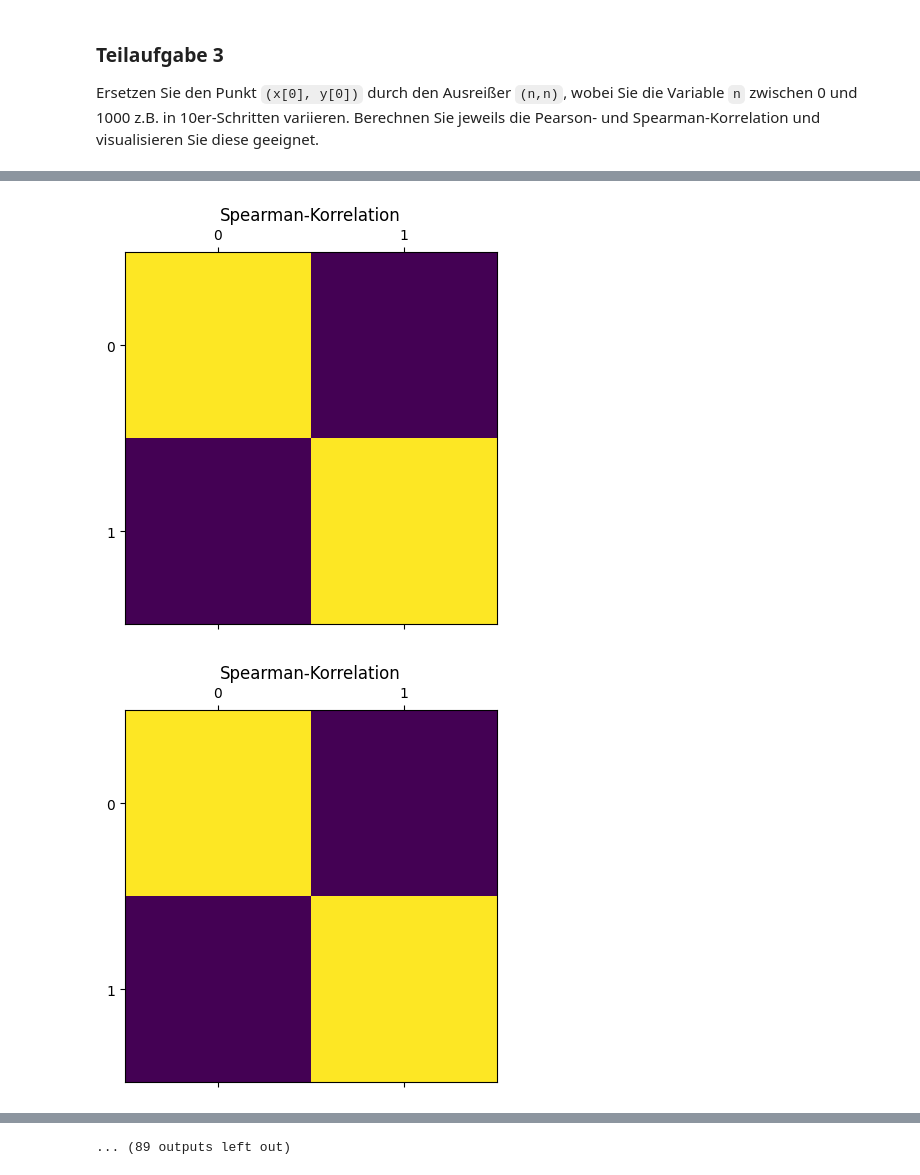
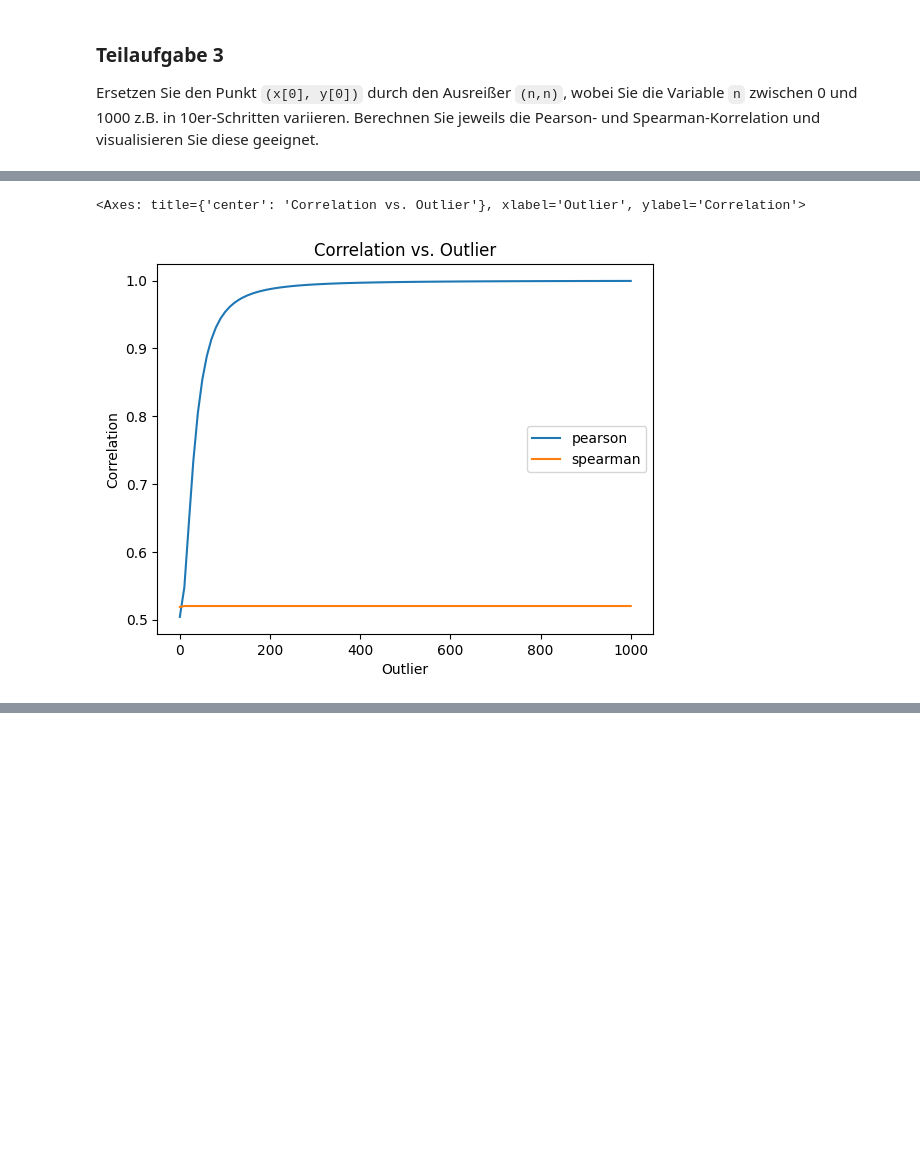
Before and after one commit to MartinElsaesser/data-science, a Jupyter notebook: exercises/exercise14/exercise14.ipynb, the cells around one changed output, grey strips where cells are left out. Cells and saved outputs as stored; diff of their text form; code cells hidden in the pictures; blank space fills up the shorter version.

```diff
--- a/exercises/exercise14/exercise14.ipynb
+++ b/exercises/exercise14/exercise14.ipynb
@@ -46,13 +46,17 @@ Ersetzen Sie den Punkt `(x[0], y[0])` durch den Ausreißer `(n,n)`, wobei Sie di
 # %%
 import pandas as pd
 df = pd.DataFrame({'x': x, 'y': y})
+correlations = []
 
 
 for i in range(0, 1010, 10):
-	df.loc[0, "x"] = i
-	df.loc[0, "y"] = i
-
-	plt.matshow(df.corr(method='pearson'))
-	plt.title('Pearson-Korrelation')
-	plt.show()
+    df.loc[0, "x"] = i
+    df.loc[0, "y"] = i
+    correlations.append({
+        "outlier": i,
+        "pearson": df.corr(method="pearson").mean(axis=1).mean(),
+        "spearman": df.corr(method='spearman').mean(axis=1).mean(),
+    })
+df_correlations = pd.DataFrame(correlations)
+df_correlations
 # %% [output]
@@ -72,12 +76,13 @@ for i in range(0, 1010, 10):
 # %%
+import matplotlib.pyplot as plt
 
-for i in range(0, 1010, 10):
-	df.loc[0, "x"] = i
-	df.loc[0, "y"] = i
-
-	plt.matshow(df.corr(method='spearman'))
-	plt.title('Spearman-Korrelation')
-	plt.show()
+df_correlations.plot(
+    x="outlier",
+    y=["pearson", "spearman"],
+    title="Correlation vs. Outlier",
+    xlabel="Outlier",
+    ylabel="Correlation",
+)
 # %% [output]
+<Axes: title={'center': 'Correlation vs. Outlier'}, xlabel='Outlier', ylabel='Correlation'>
-[figure, old version]
+[figure, new version]
-[figure, removed]
@@ -94 +88,0 @@ for i in range(0, 1010, 10):
-... (89 outputs left out)
```
Also changed, not shown: parts of 4 cells of this notebook.
